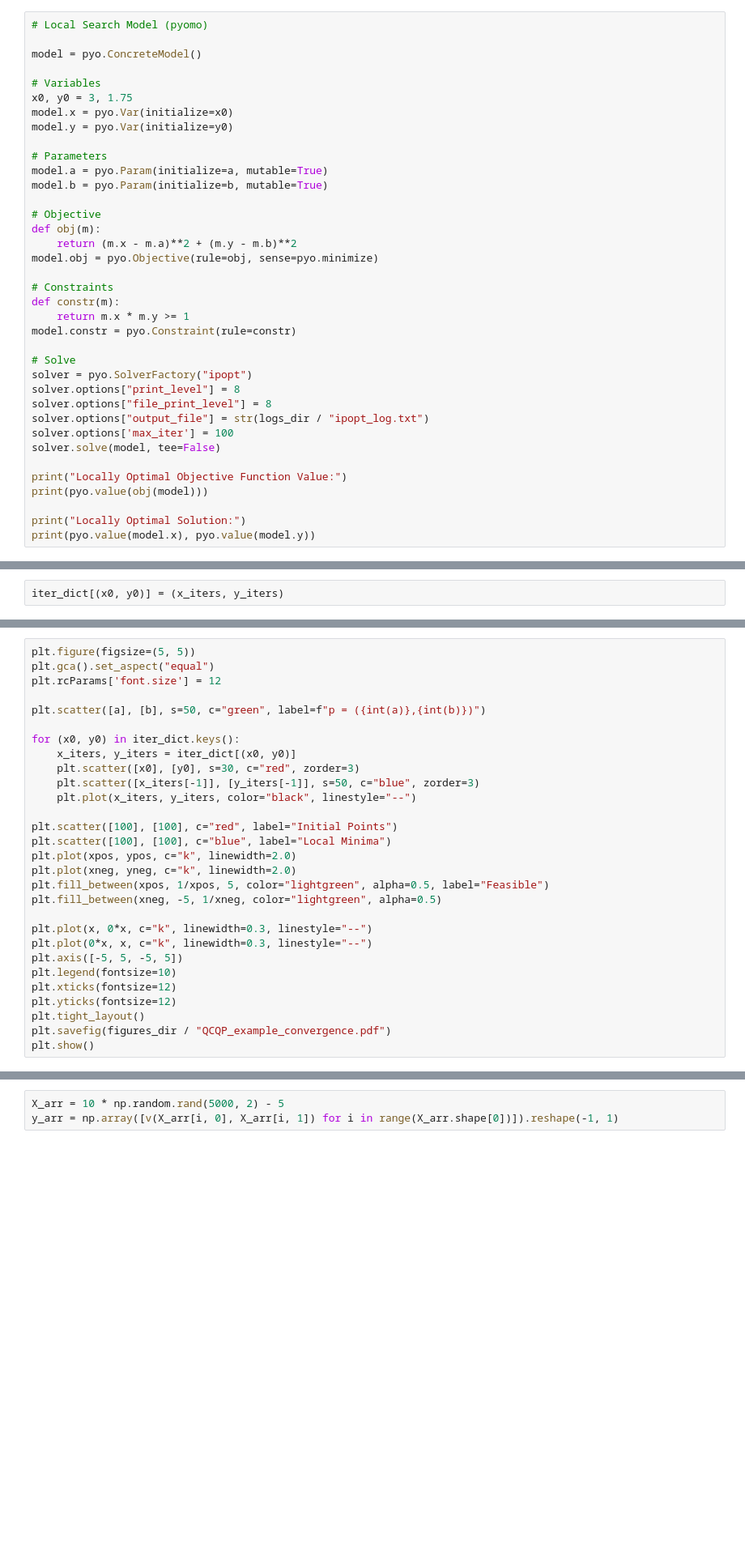
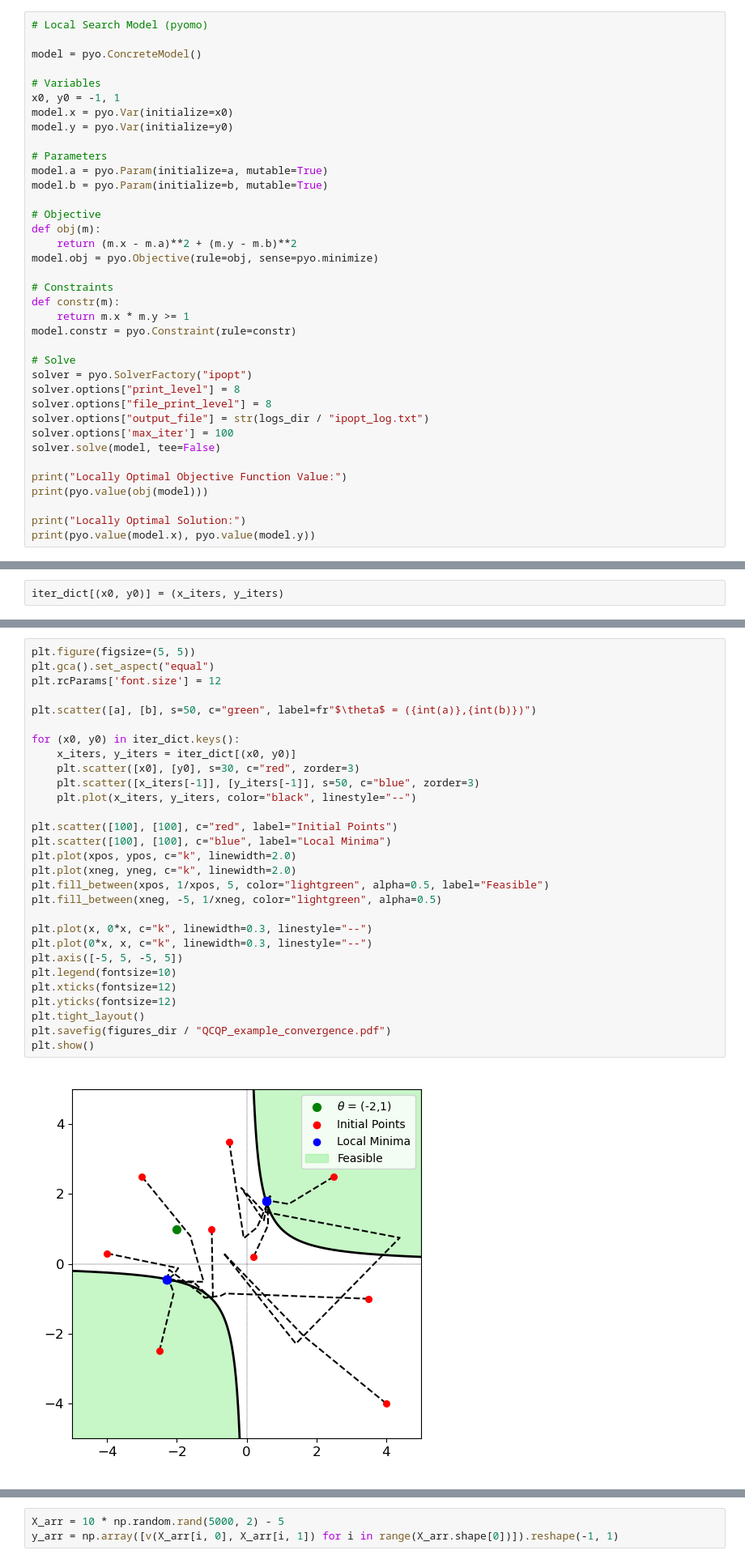
Before and after one commit to Charles-Gulian/nn-4-opt-cert, a Jupyter notebook: legacy/notebooks/parametric-qcqp-with-perturbation.ipynb, the cells around one changed output, grey strips where cells are left out. Shown at 81% size. Saved outputs shown, nothing was run; the diff lists cells and outputs as text; blank space fills up the shorter version.

```diff
--- a/legacy/notebooks/parametric-qcqp-with-perturbation.ipynb
+++ b/legacy/notebooks/parametric-qcqp-with-perturbation.ipynb
@@ -199,7 +201,7 @@ plt.show()
 model = pyo.ConcreteModel()
 
 # Variables
-x0, y0 = 3, 1.75
+x0, y0 = -1, 1
 model.x = pyo.Var(initialize=x0)
 model.y = pyo.Var(initialize=y0)
 
@@ -244,32 +257,34 @@ iter_dict[(x0, y0)] = (x_iters, y_iters)
 # %%
 plt.figure(figsize=(5, 5))
 plt.gca().set_aspect("equal")
 plt.rcParams['font.size'] = 12
 
-plt.scatter([a], [b], s=50, c="green", label=f"p = ({int(a)},{int(b)})")
+plt.scatter([a], [b], s=50, c="green", label=fr"$\theta$ = ({int(a)},{int(b)})")
 
 for (x0, y0) in iter_dict.keys():
     x_iters, y_iters = iter_dict[(x0, y0)]
     plt.scatter([x0], [y0], s=30, c="red", zorder=3)
     plt.scatter([x_iters[-1]], [y_iters[-1]], s=50, c="blue", zorder=3)
     plt.plot(x_iters, y_iters, color="black", linestyle="--")
 
 plt.scatter([100], [100], c="red", label="Initial Points")
 plt.scatter([100], [100], c="blue", label="Local Minima")
 plt.plot(xpos, ypos, c="k", linewidth=2.0)
 plt.plot(xneg, yneg, c="k", linewidth=2.0)
 plt.fill_between(xpos, 1/xpos, 5, color="lightgreen", alpha=0.5, label="Feasible")
 plt.fill_between(xneg, -5, 1/xneg, color="lightgreen", alpha=0.5)
 
 plt.plot(x, 0*x, c="k", linewidth=0.3, linestyle="--")
 plt.plot(0*x, x, c="k", linewidth=0.3, linestyle="--")
 plt.axis([-5, 5, -5, 5])
 plt.legend(fontsize=10)
 plt.xticks(fontsize=12)
 plt.yticks(fontsize=12)
 plt.tight_layout()
 plt.savefig(figures_dir / "QCQP_example_convergence.pdf")
 plt.show()
+# %% [output]
+[figure, added]
 # %%
 def lss(a, b):
     model.x.value = 1.0
```
Also changed, not shown: parts of 10 cells of this notebook, 5 other files.
